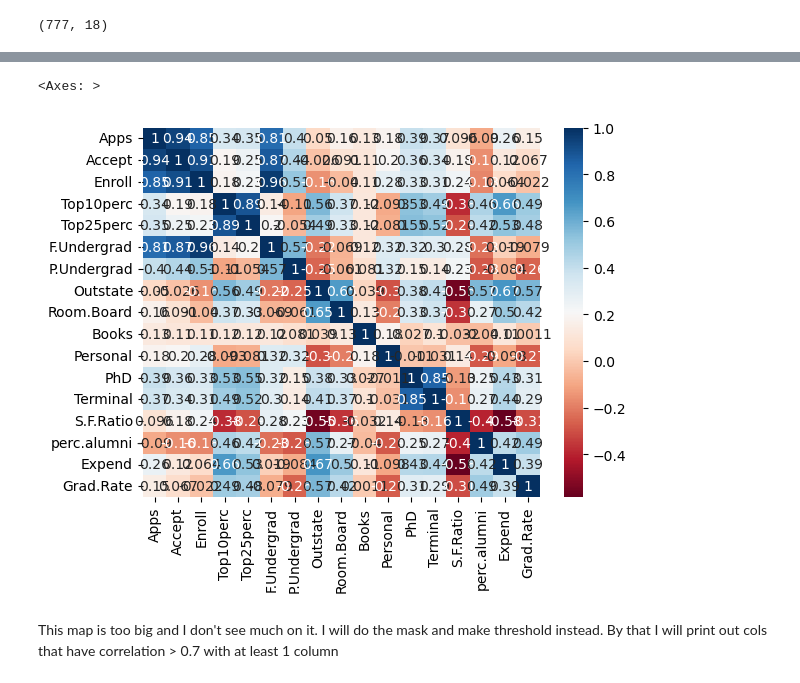
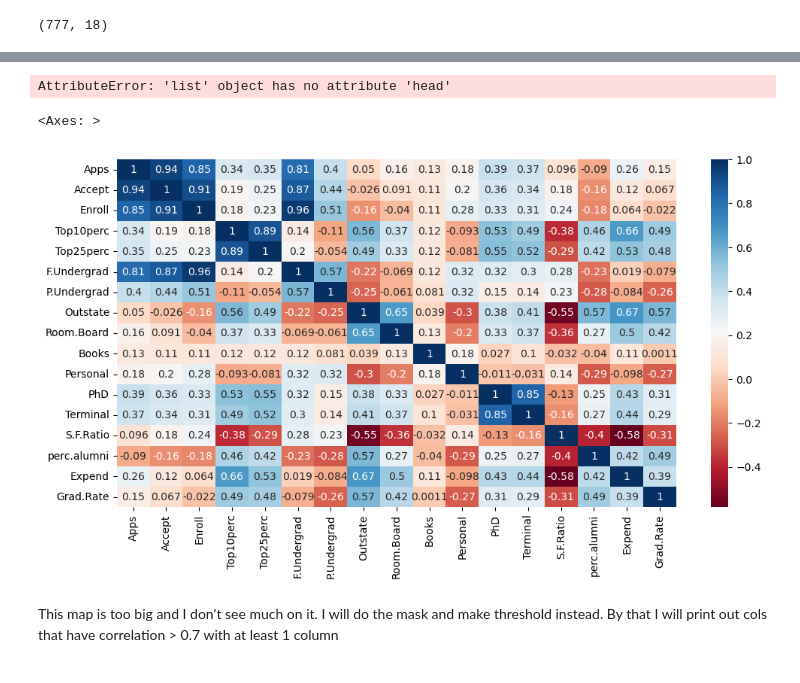
Before and after one commit to MichalPytlarz/ML-ISLP, a Jupyter notebook: ML_Studia/Ch7/Ch7Ex10.ipynb, the cells around one changed output, grey strips where cells are left out. Cells and saved outputs as stored; diff of their text form; code cells hidden in the pictures.

```diff
--- a/ML_Studia/Ch7/Ch7Ex10.ipynb
+++ b/ML_Studia/Ch7/Ch7Ex10.ipynb
@@ -62,11 +63,16 @@ data.describe()
 | 50% | 1558.000000 | 1110.000000 | 434.000000 | 23.000000 | 54.000000 | 1707.000000 | 353.000000 | 9990.000000 | 4200.000000 | ... |
 | 75% | 3624.000000 | 2424.000000 | 902.000000 | 35.000000 | 69.000000 | 4005.000000 | 967.000000 | 12925.000000 | 5050.000000 | ... |
 | max | 48094.000000 | 26330.000000 | 6392.000000 | 96.000000 | 100.000000 | 31643.000000 | 21836.000000 | 21700.000000 | 8124.000000 | ... |
+# %%
+data.head()
+# %% [output]
+AttributeError: 'list' object has no attribute 'head'
 # %%
+plt.figure(figsize=(12,6))
 sns.heatmap(data.corr(numeric_only=True), annot=True, cmap="RdBu")
 # %% [output]
 <Axes: >
-[figure, old version]
+[figure, new version]
 # %% [markdown]
 This map is too big and I don't see much on it. I will do the mask and make threshold instead. By that I will print out cols that have correlation > 0.7 with at least 1 column
 # %%
```
Also changed, not shown: parts of 5 cells of this notebook, 2 other files.
